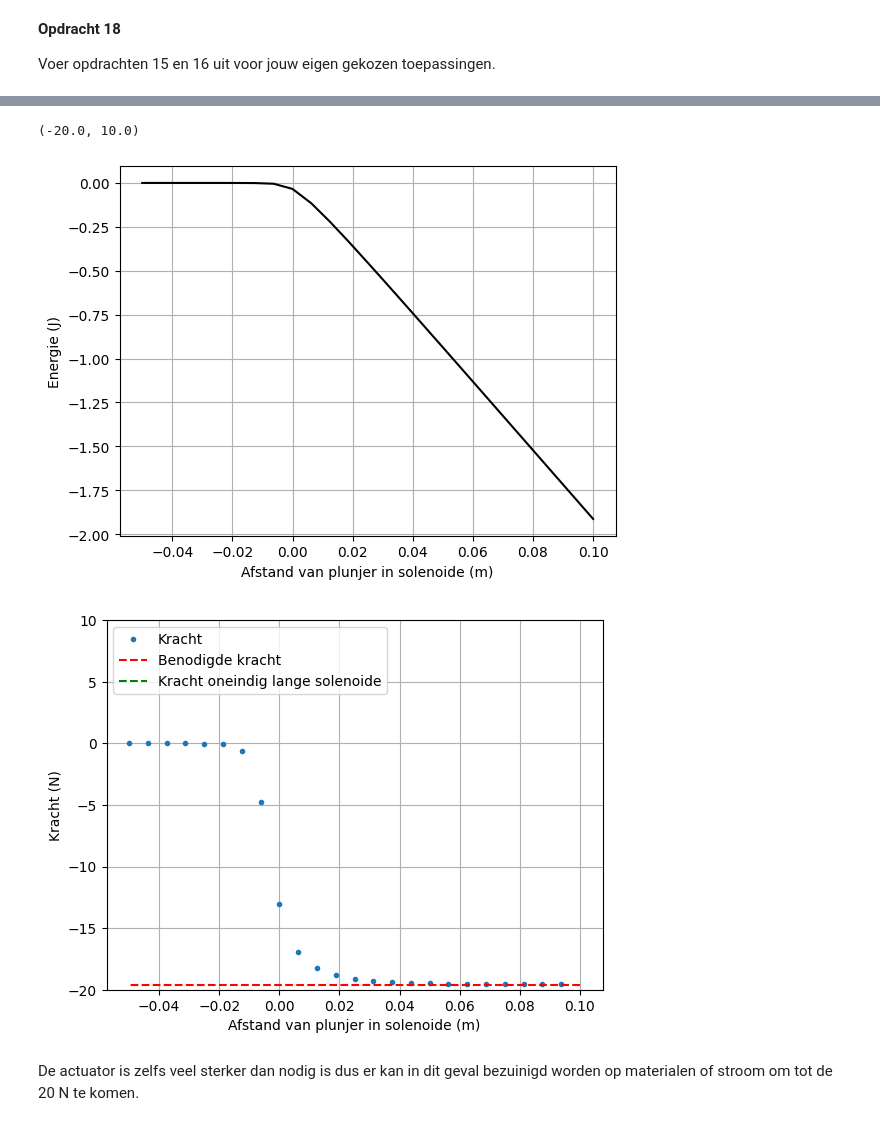
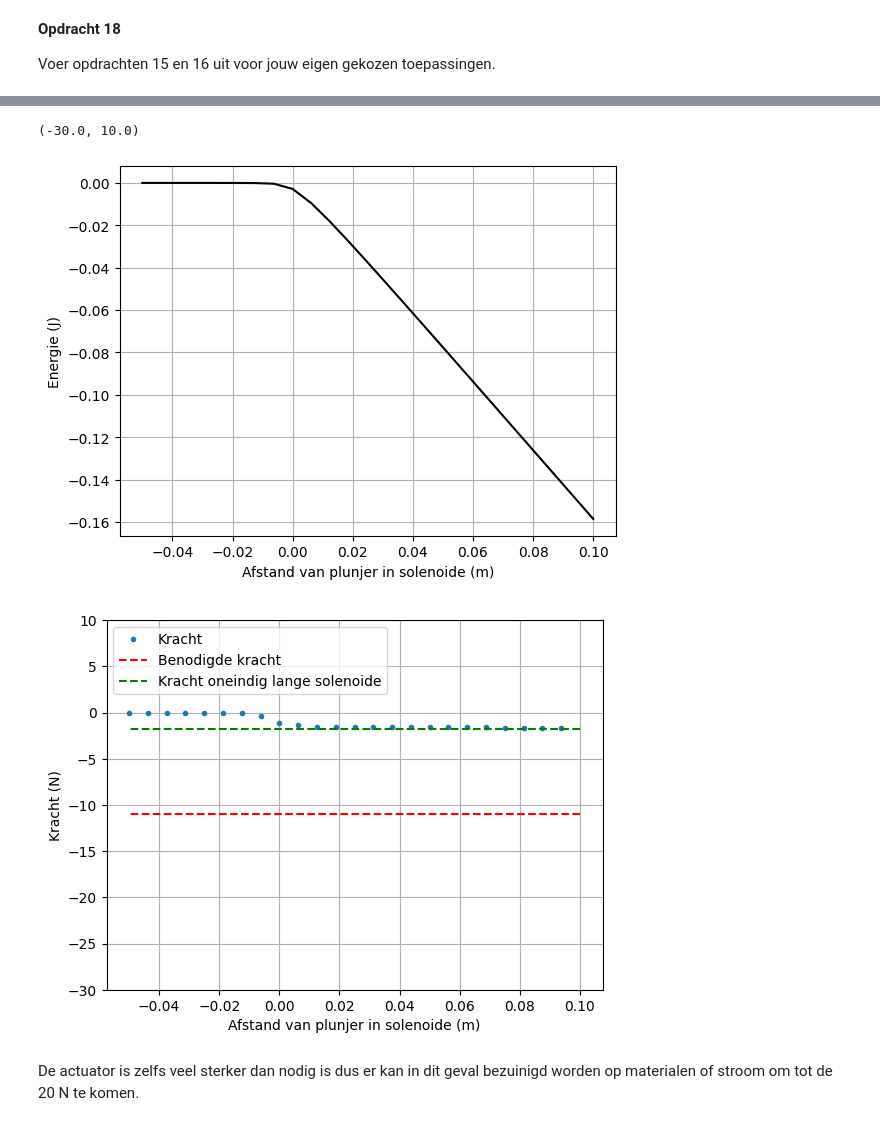
Before and after one commit to korne-Hoendervangers/opdrachten-DEF-D-KorneHoendervangers, a Jupyter notebook: DigitaleOntwerpopdrachten/2KrachtactuatorOpdracht/2KrachtactuatorOpdracht/KrachtactuatorOpdracht.ipynb, the cells around one changed output, grey strips where cells are left out. Drawn from its saved outputs; the diff is of its cells as text; code cells hidden in the pictures.

```diff
--- a/DigitaleOntwerpopdrachten/2KrachtactuatorOpdracht/2KrachtactuatorOpdracht/KrachtactuatorOpdracht.ipynb
+++ b/DigitaleOntwerpopdrachten/2KrachtactuatorOpdracht/2KrachtactuatorOpdracht/KrachtactuatorOpdracht.ipynb
@@ -541,7 +559,7 @@ Bereken het veld in het midden van de solenoide en vergelijk het met het analyti
 * Bereken met de functie die jullie eerder geschreven hebben de contributies aan het $H$-veld en sommeer deze.
 # %%
 I = 0.5                  #was eerst 6
-l_draad = 125.6          #was eerst 5
+l_draad = 27          #was eerst 5
 r_sol = 0.01
 L_sol = 0.1
 N = 100000
@@ -601,7 +619,7 @@ z_ax=np.linspace(0, 1.5*L_sol/2, n_ax)
 H_ax=np.zeros((n_ax,1))
 
 aantal_omwent = 430
-N = 5000
+N = 6000
 r_sol = 0.01
 x, y, z = parametrisatie(N,r_sol,aantal_omwent,L_sol)
 
@@ -658,7 +676,6 @@ Zoals je uit je berekening voor het $\mathbf{H}$ kan zien is de energie van de p
 # %%
 #Gegevens:
 r_s = 0.01
-mu_r = 50000
 L_s = 0.1
 z_ax=np.linspace(0, 1.5*L_s/2, n_ax)
 
@@ -715,7 +730,7 @@ n_ax=25
 z_ax=np.linspace(0, 1.5*L_sol/2, n_ax)
 H_ax=np.zeros((n_ax,1))
 
-aantal_omwent = 200
+aantal_omwent = 180
 N = 2100
 r_sol = 0.0075
 x, y, z = parametrisatie(N,r_sol,aantal_omwent,L_sol)
@@ -761,30 +776,30 @@ Ifield =  24Ifield =  24Ifield =  24Ifield =  24Ifield =  24Ifield =  24Ifield =
 # %%
 #opdracht 16
 #Gegevens:
 r_s = r_sol
 L_s = 0.2
 z_ax=np.linspace(0, 1.5*L_s/2, n_ax)
 
 # integrate field up to point z_p
 Wz=-0.5*np.pi*r_s**2*np.cumsum(np.flipud(H_ax)*mu_r*mu_0*np.flipud(H_ax))*(z_ax[1] - z_ax[0])
 
 plt.plot(L_sol/2 - z_ax, np.flipud(Wz), '-k')
 plt.xlabel('Afstand van plunjer in solenoide (m)'), plt.ylabel('Energie (J)'), plt.grid()
 
 force_analytical = -mu_0*mu_r*np.pi*r_s**2*aantal_omwent**2*I**2/2/L_s**2 # Kracht uitrekenen numeriek
 force_numerical=np.diff(Wz, n=1, append=[0])/(z_ax[1] - z_ax[0]) # Kracht uitrekenen
 
 # Plotting the results
 plt.figure()
 plt.plot(L_s/2 - z_ax, np.flipud(force_numerical), '.', label='Kracht')
-plt.plot(L_s/2 - z_ax, (-2*9.8)*np.ones(n_ax), '--r', label='Benodigde kracht')
+plt.plot(L_s/2 - z_ax, (-11)*np.ones(n_ax), '--r', label='Benodigde kracht')
 plt.plot(L_s/2 - z_ax, force_analytical*np.ones(n_ax), '--g', label='Kracht oneindig lange solenoide')
 plt.xlabel('Afstand van plunjer in solenoide (m)'), plt.ylabel('Kracht (N)'), plt.grid(), plt.legend()
-plt.ylim([-20, 10])
+plt.ylim([-30, 10])
 # %% [output]
-(-20.0, 10.0)
+(-30.0, 10.0)
-[figure, old version]
+[figure, new version]
-[figure, old version]
+[figure, new version]
 # %% [markdown]
 De actuator is zelfs veel sterker dan nodig is dus er kan in dit geval bezuinigd worden op materialen of stroom om tot de 20 N te komen.
 # %%
```
Also changed, not shown: parts of 15 cells of this notebook.
